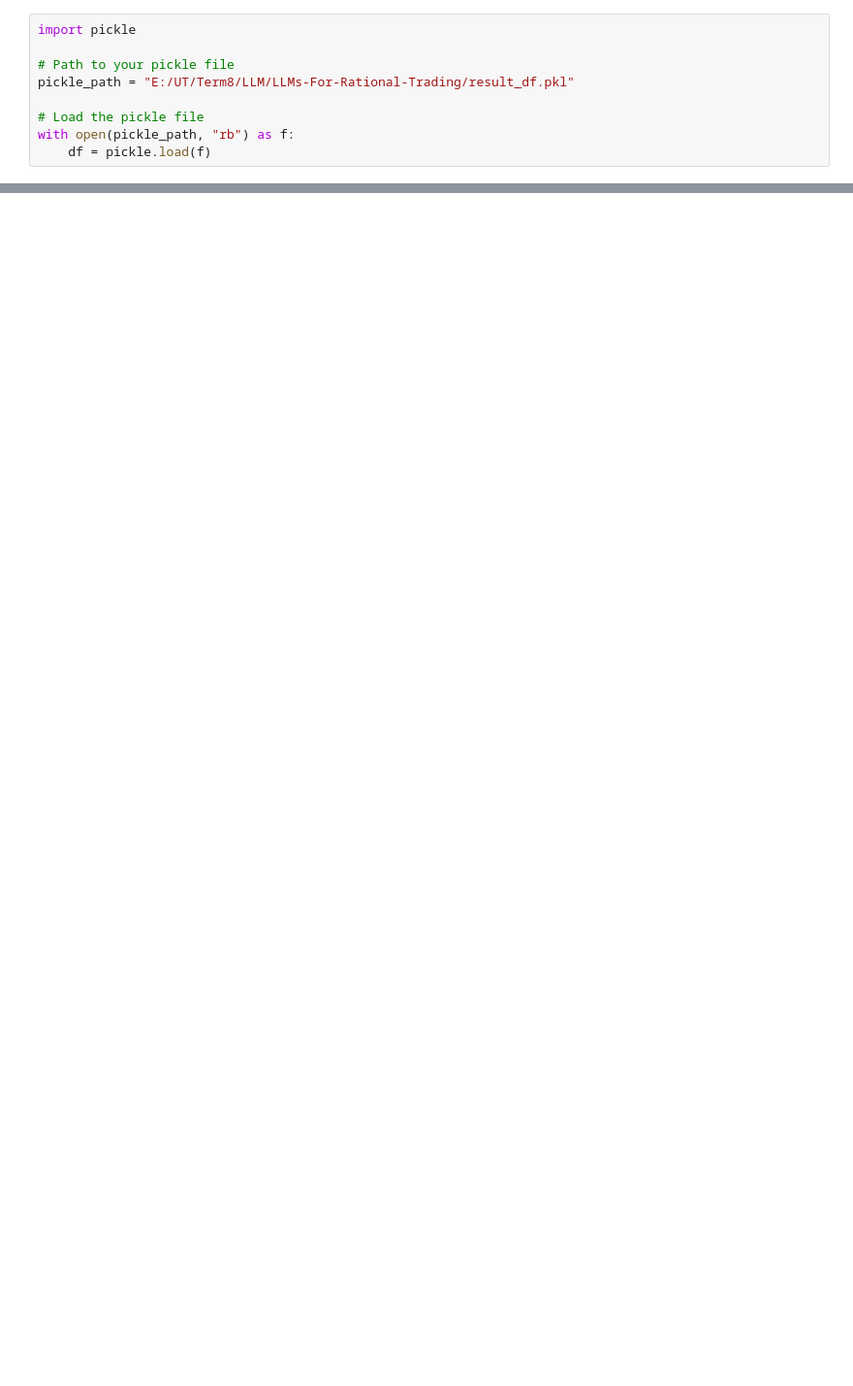
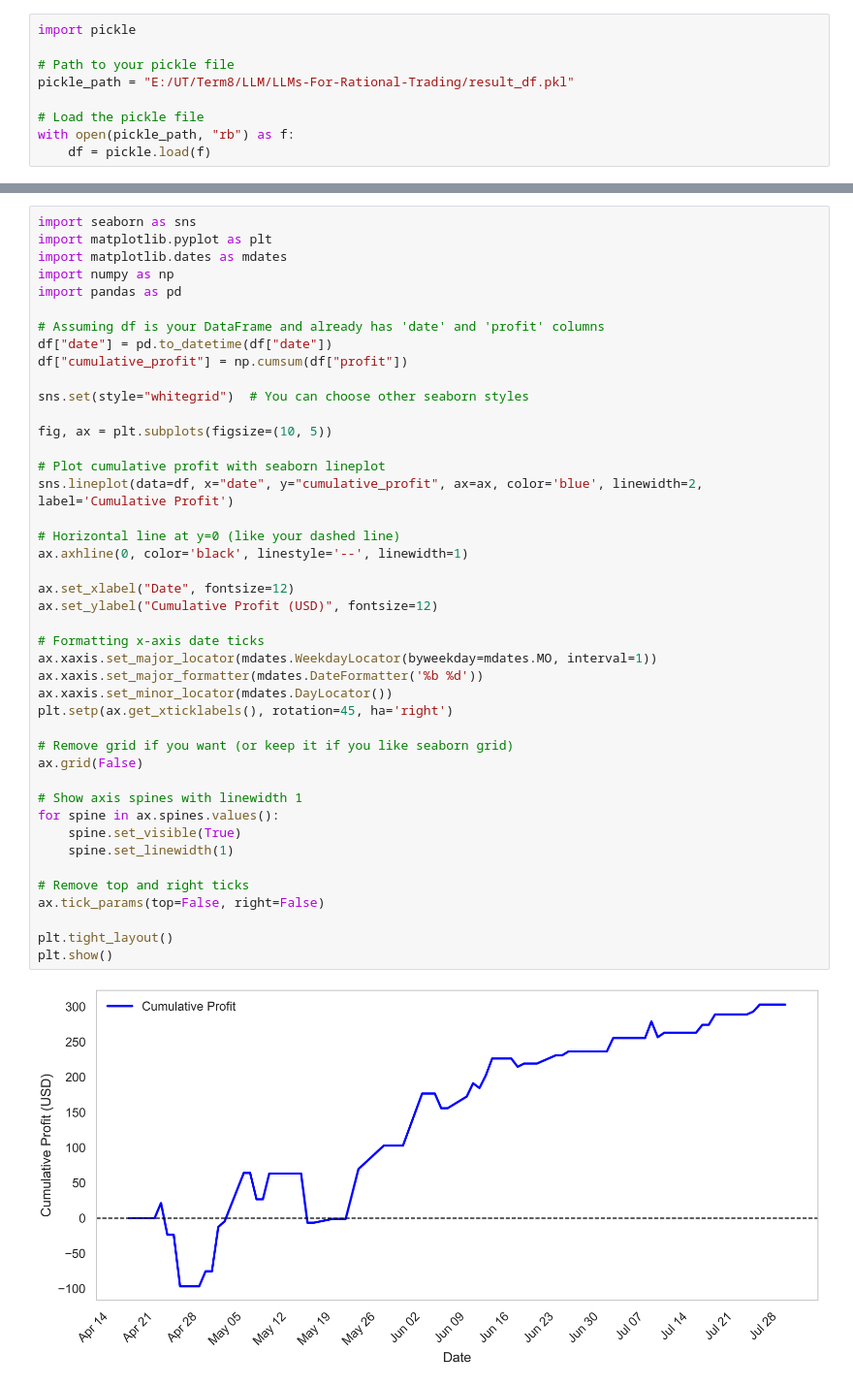
Before and after one commit to amirmfarzane/LLMs-For-Rational-Trading, a Jupyter notebook: notebooks/analysis.ipynb, the cells around one changed output, grey strips where cells are left out. Shown at 97% size. Drawn from its saved outputs; the diff is of its cells as text; blank space fills up the shorter version.

Commit message:
style: improve plots style

```diff
--- a/notebooks/analysis.ipynb
+++ b/notebooks/analysis.ipynb
@@ -122,0 +162,45 @@ Wednesday      -70.800049              14          7           2           3
+# %%
+import seaborn as sns
+import matplotlib.pyplot as plt
+import matplotlib.dates as mdates
+import numpy as np
+import pandas as pd
+
+# Assuming df is your DataFrame and already has 'date' and 'profit' columns
+df["date"] = pd.to_datetime(df["date"])
+df["cumulative_profit"] = np.cumsum(df["profit"])
+
+sns.set(style="whitegrid")  # You can choose other seaborn styles
+
+fig, ax = plt.subplots(figsize=(10, 5))
+
+# Plot cumulative profit with seaborn lineplot
+sns.lineplot(data=df, x="date", y="cumulative_profit", ax=ax, color='blue', linewidth=2, label='Cumulative Profit')
+
+# Horizontal line at y=0 (like your dashed line)
+ax.axhline(0, color='black', linestyle='--', linewidth=1)
+
+ax.set_xlabel("Date", fontsize=12)
+ax.set_ylabel("Cumulative Profit (USD)", fontsize=12)
+
+# Formatting x-axis date ticks
+ax.xaxis.set_major_locator(mdates.WeekdayLocator(byweekday=mdates.MO, interval=1))
+ax.xaxis.set_major_formatter(mdates.DateFormatter('%b %d'))
+ax.xaxis.set_minor_locator(mdates.DayLocator())
+plt.setp(ax.get_xticklabels(), rotation=45, ha='right')
+
+# Remove grid if you want (or keep it if you like seaborn grid)
+ax.grid(False)
+
+# Show axis spines with linewidth 1
+for spine in ax.spines.values():
+    spine.set_visible(True)
+    spine.set_linewidth(1)
+
+# Remove top and right ticks
+ax.tick_params(top=False, right=False)
+
+plt.tight_layout()
+plt.show()
+# %% [output]
+[figure, added]
```
Also changed, not shown: parts of 4 cells of this notebook.
